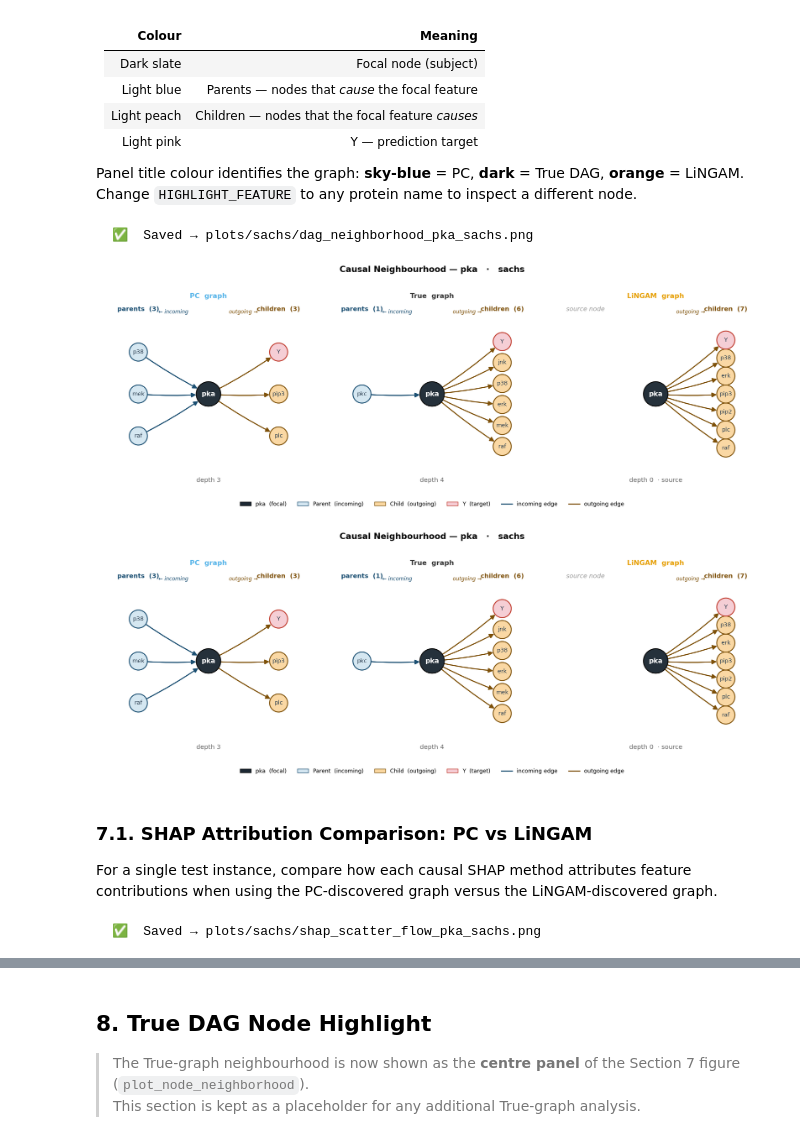
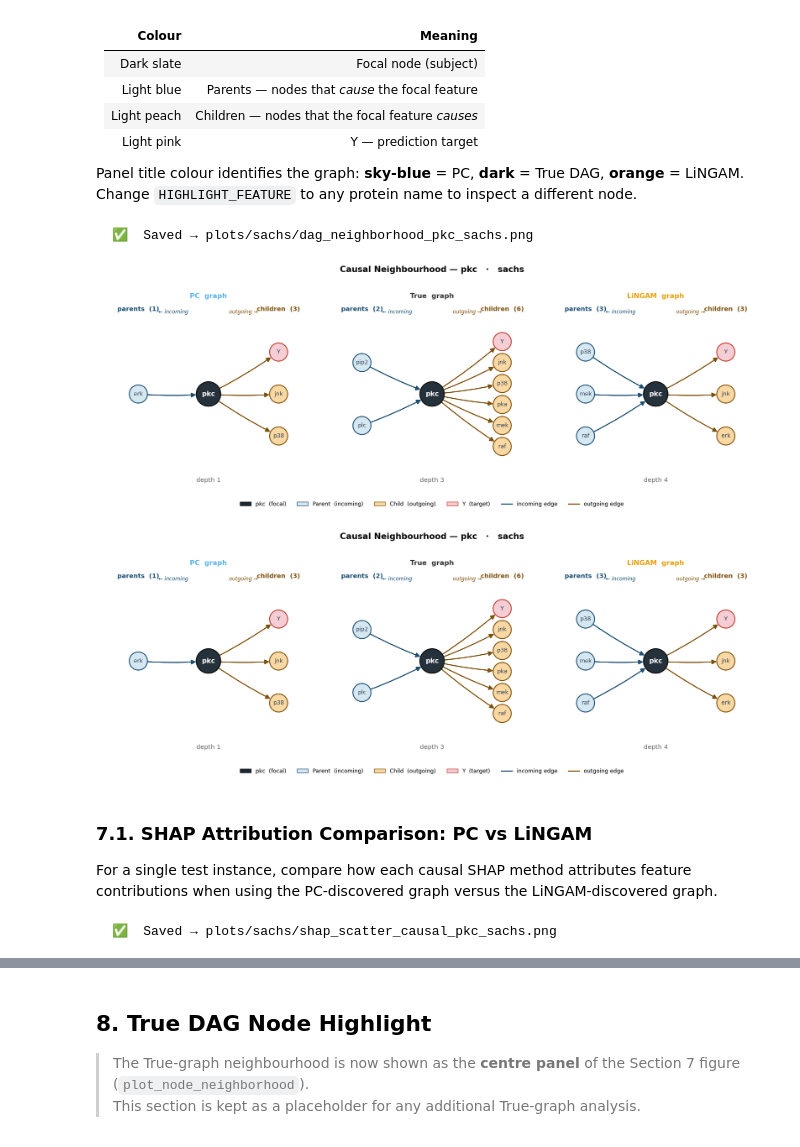
Before and after one commit to juanriosg12/master_thesis, a Jupyter notebook: notebooks/real_data_analysis.ipynb, the cells around one changed output, grey strips where cells are left out. Drawn from its saved outputs; the diff is of its cells as text; code cells hidden in the pictures.

```diff
--- a/notebooks/real_data_analysis.ipynb
+++ b/notebooks/real_data_analysis.ipynb
@@ -467,19 +467,19 @@ nothing else. Designed for qualitative comparison in the thesis.
 Panel title colour identifies the graph: **sky-blue** = PC, **dark** = True DAG, **orange** = LiNGAM.
 Change `HIGHLIGHT_FEATURE` to any protein name to inspect a different node.
 # %%
-HIGHLIGHT_FEATURE = 'pka'   # change to any protein name
+HIGHLIGHT_FEATURE = 'pkc'   # change to any protein name
 
 plot_node_neighborhood(
     HIGHLIGHT_FEATURE,
     G_pc,     td_pc,     src_pc,     y_pc,     pc_names,
     G_true,   td_true,   src_true,   y_true,   true_names,
     G_lingam, td_lingam, src_lingam, y_lingam, lingam_names,
     DATASET, save_dir=PLOTS_DIR,
 )
 # %% [output]
-  ✅  Saved → plots/sachs/dag_neighborhood_pka_sachs.png
+  ✅  Saved → plots/sachs/dag_neighborhood_pkc_sachs.png
-[figure, old version]
+[figure, new version]
-[figure, old version]
+[figure, new version]
 # %% [markdown]
 ### 7.1. SHAP Attribution Comparison: PC vs LiNGAM
 
@@ -490,12 +490,12 @@ HIGHLIGHT_FEATURES = [HIGHLIGHT_FEATURE]   # features to inspect in section 7.1
 fig_scatter = plot_shap_scatter_pc_vs_lingam(
     shap_data, feature_names, scratch_rank, top_features, x_test,
     pc_edges, lingam_edges, DATASET, N_TOP_FEATURES,
-    method = "Flow",
+    method = "Causal",
     features=HIGHLIGHT_FEATURES,
     save_dir=PLOTS_DIR,
 )
 # %% [output]
-  ✅  Saved → plots/sachs/shap_scatter_flow_pka_sachs.png
+  ✅  Saved → plots/sachs/shap_scatter_causal_pkc_sachs.png
 # %%
 # ── Node-level causal accuracy for the highlighted feature ────────────────────
 get_node_accuracy(
```
Also changed, not shown: parts of 2 cells of this notebook, 11 other files.
